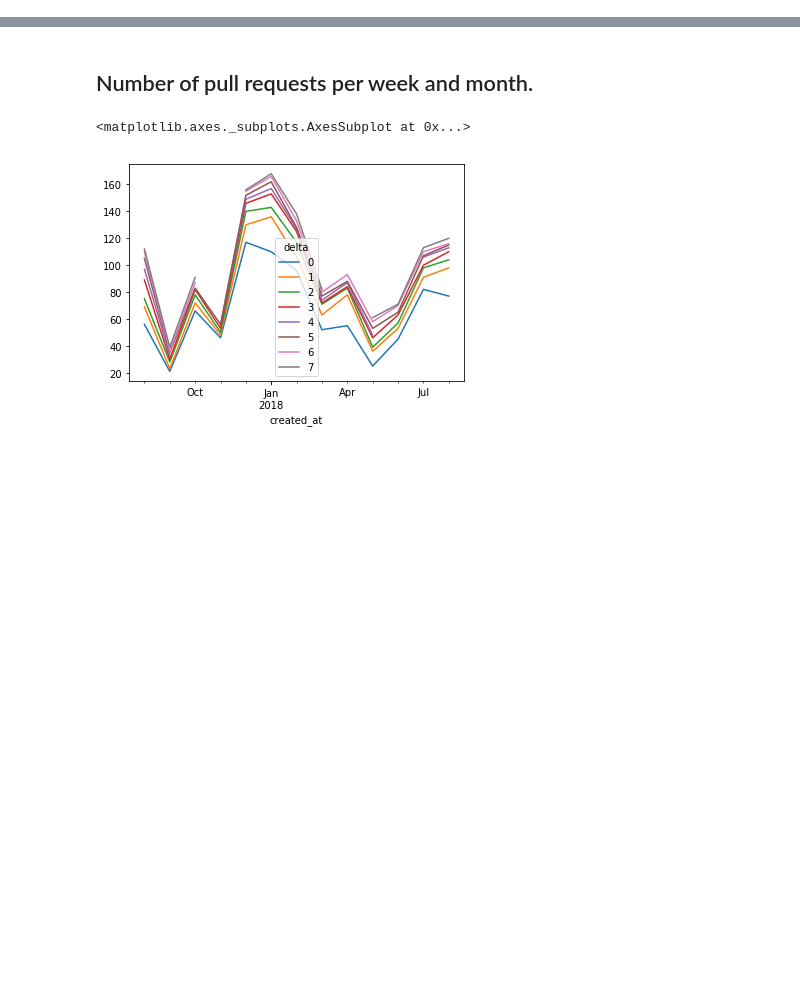
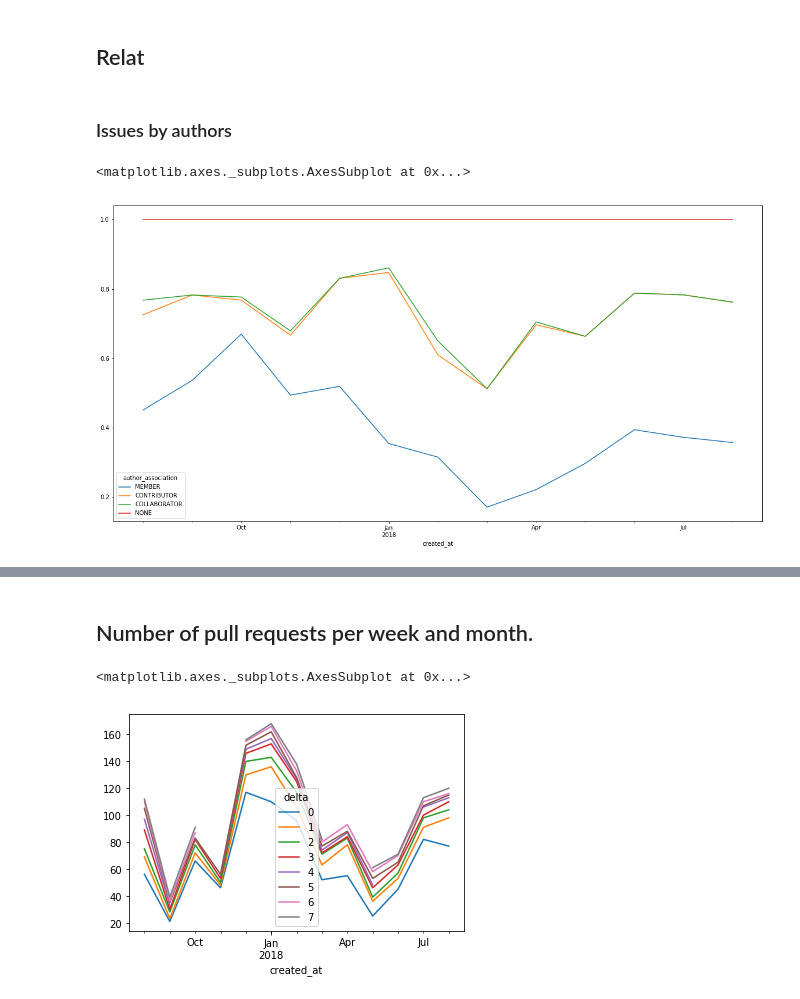
Before and after one commit to deathbeds/deathbeds.github.io, a Jupyter notebook: deathbeds/2018-08-28-Github-project-statistics-and-visualizations.ipynb, the cells around one changed output, grey strips where cells are left out. Cells and saved outputs as stored; diff of their text form; code cells hidden in the pictures; blank space fills up the shorter version.

```diff
--- a/deathbeds/2018-08-28-Github-project-statistics-and-visualizations.ipynb
+++ b/deathbeds/2018-08-28-Github-project-statistics-and-visualizations.ipynb
@@ -9,7 +19,6 @@ use the number of comments
 # %%
-df = pandas.concat(
-    list(issues('jupyterlab/jupyterlab', iter=58))
-)
+df = pandas.concat(list(issues('jupyterlab/jupyterlab', iter=58)))
 times = [object for object in df.columns if object.endswith('_at')]
 df[times] = df[times].applymap(pandas.to_datetime)
 df = df.set_index('created_at')
+df.sample(2)
@@ -15,0 +53,7 @@ df = df.set_index('created_at')
+# %%
+Γ = pandas.Grouper(freq='M')
+AUTHOR = 'author_association'
+# %%
+membership = df.comments.groupby([df[AUTHOR], Γ]).apply(lambda df: df.describe()).unstack((AUTHOR,))[
+    ['MEMBER', 'CONTRIBUTOR', 'COLLABORATOR', 'NONE']
+].unstack(-1).swaplevel(1,0,1)
@@ -15,0 +71,11 @@ df = df.set_index('created_at')
+# %% [markdown]
+## Relat
+# %% [markdown]
+### Issues by authors
+# %%
+membership['count'].pipe(
+    lambda df: df.div(df.sum(axis=1), axis=0)
+).fillna(0).cumsum(axis=1).plot(figsize=(20, 10))
+# %% [output]
+<matplotlib.axes._subplots.AxesSubplot at 0x...>
+[figure, added]
```
Also changed, not shown: parts of 15 cells of this notebook.
